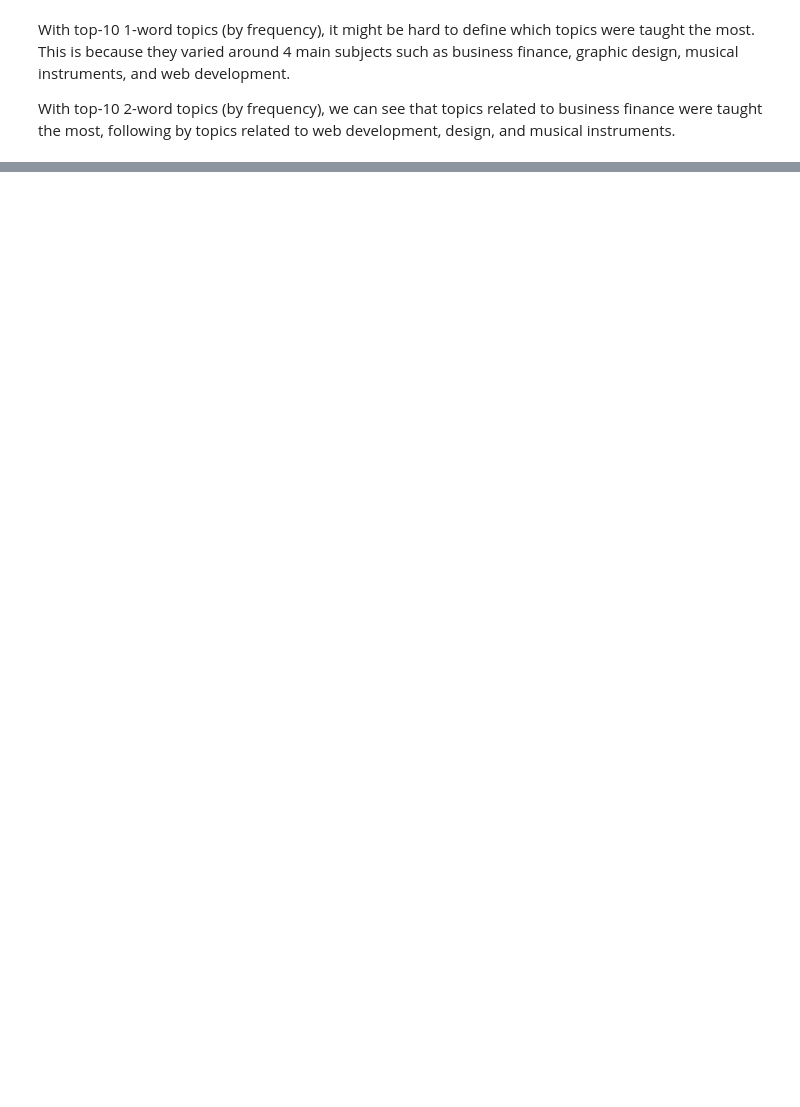
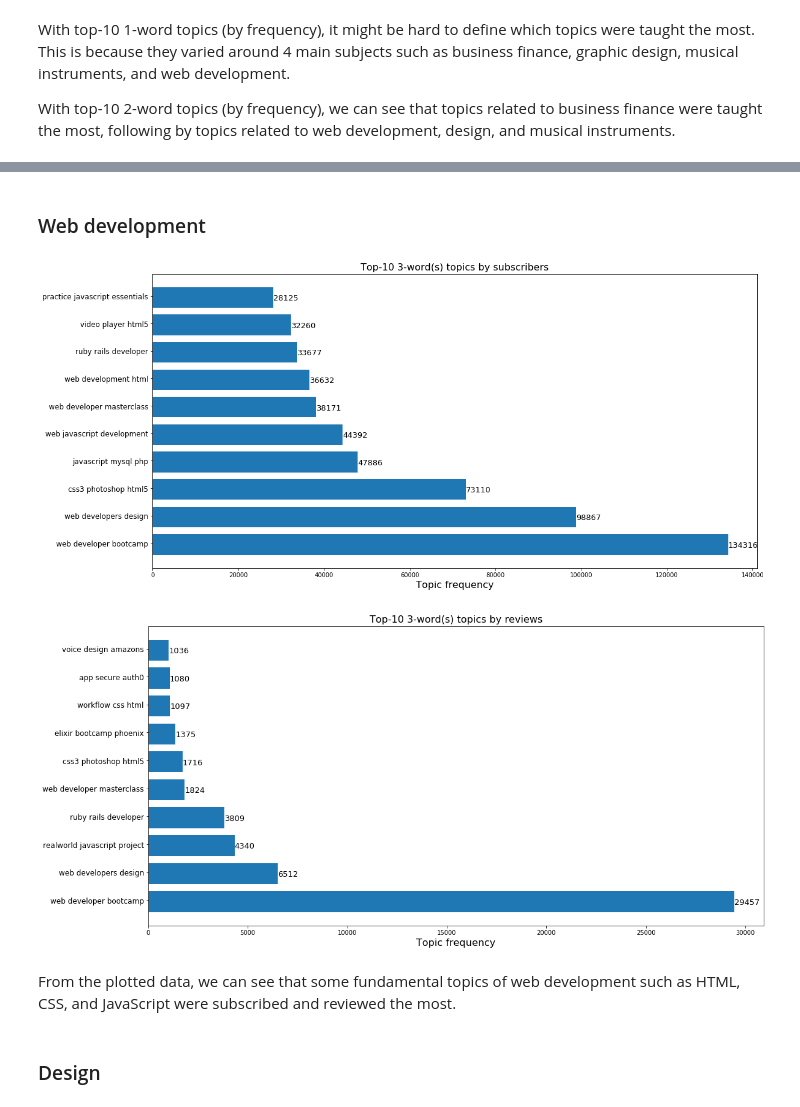
Before and after one commit to peterdu98/udemy-courses-analytics, a Jupyter notebook: Udemy_Course_Analytics.ipynb, the cells around one changed output, grey strips where cells are left out. Saved outputs shown, nothing was run; the diff lists cells and outputs as text; code cells hidden in the pictures; blank space fills up the shorter version.

```diff
--- a/Udemy_Course_Analytics.ipynb
+++ b/Udemy_Course_Analytics.ipynb
@@ -363,0 +364,14 @@ With top-10 2-word topics (by frequency), we can see that topics related to busi
+# %% [markdown]
+### Web development
+# %%
+webdev_data = data[data['subject'] == 'Web Development']
+# %%
+plot_stat(webdev_data, 3, columns=["num_subscribers", "topics"], by='sub')
+plot_stat(webdev_data, 3, columns=["num_reviews", "topics"], by='reviews')
+# %% [output]
+[figure, added]
+[figure, added]
+# %% [markdown]
+From the plotted data, we can see that some fundamental topics of web development such as HTML, CSS, and JavaScript were subscribed and reviewed the most.
+# %% [markdown]
+### Design
```
Also changed, not shown: parts of 23 cells of this notebook, 3 other files.
